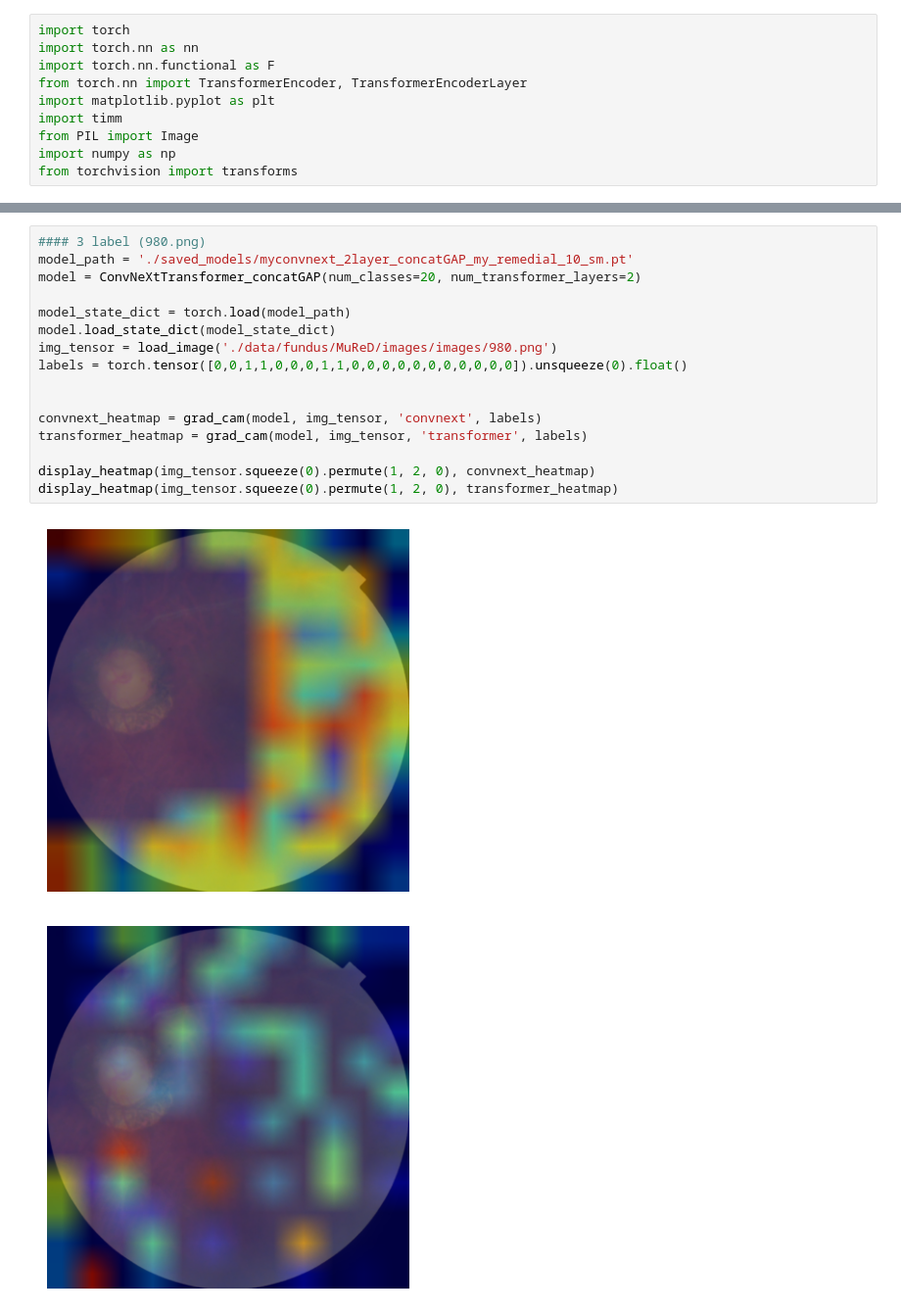
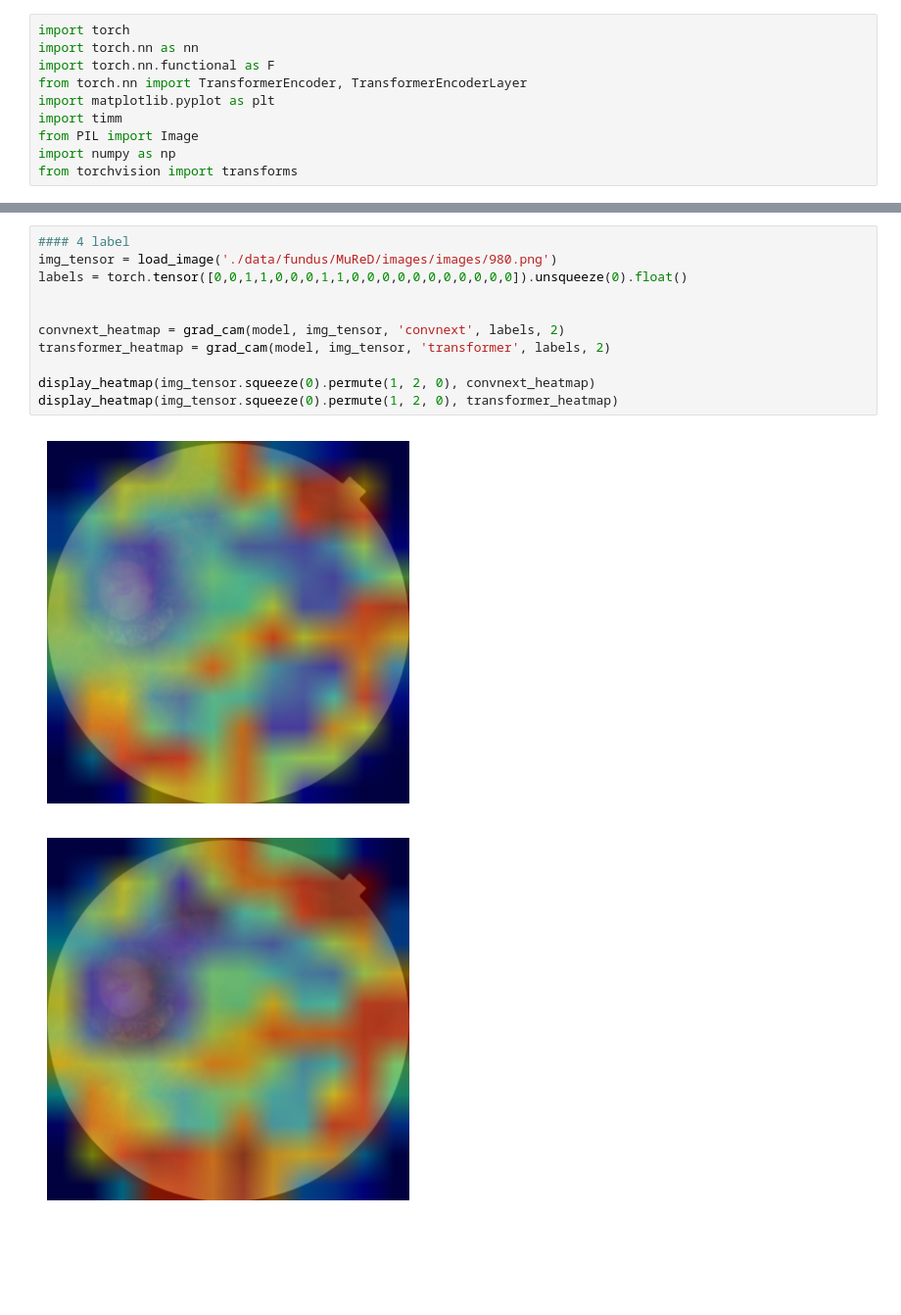
Before and after one commit to stevenlinlinlin/Multilabel-Fundus-Image-Classificaiton, a Jupyter notebook: model_heatmap.ipynb, the cells around one changed output, grey strips where cells are left out. Shown at 98% size. Cells and saved outputs as stored; diff of their text form; blank space fills up the shorter version.

```diff
--- a/model_heatmap.ipynb
+++ b/model_heatmap.ipynb
@@ -190,19 +212,14 @@ display_heatmap(img_tensor.squeeze(0).permute(1, 2, 0), transformer_heatmap)
 # %%
-#### 3 label (980.png)
-model_path = './saved_models/myconvnext_2layer_concatGAP_my_remedial_10_sm.pt'
-model = ConvNeXtTransformer_concatGAP(num_classes=20, num_transformer_layers=2)
-
-model_state_dict = torch.load(model_path)
-model.load_state_dict(model_state_dict)
+#### 4 label
 img_tensor = load_image('./data/fundus/MuReD/images/images/980.png')
 labels = torch.tensor([0,0,1,1,0,0,0,1,1,0,0,0,0,0,0,0,0,0,0,0]).unsqueeze(0).float()
 
 
-convnext_heatmap = grad_cam(model, img_tensor, 'convnext', labels)
-transformer_heatmap = grad_cam(model, img_tensor, 'transformer', labels)
+convnext_heatmap = grad_cam(model, img_tensor, 'convnext', labels, 2)
+transformer_heatmap = grad_cam(model, img_tensor, 'transformer', labels, 2)
 
 display_heatmap(img_tensor.squeeze(0).permute(1, 2, 0), convnext_heatmap)
 display_heatmap(img_tensor.squeeze(0).permute(1, 2, 0), transformer_heatmap)
 # %% [output]
-[figure, old version]
+[figure, new version]
-[figure, old version]
+[figure, new version]
```
Also changed, not shown: parts of 12 cells of this notebook.
